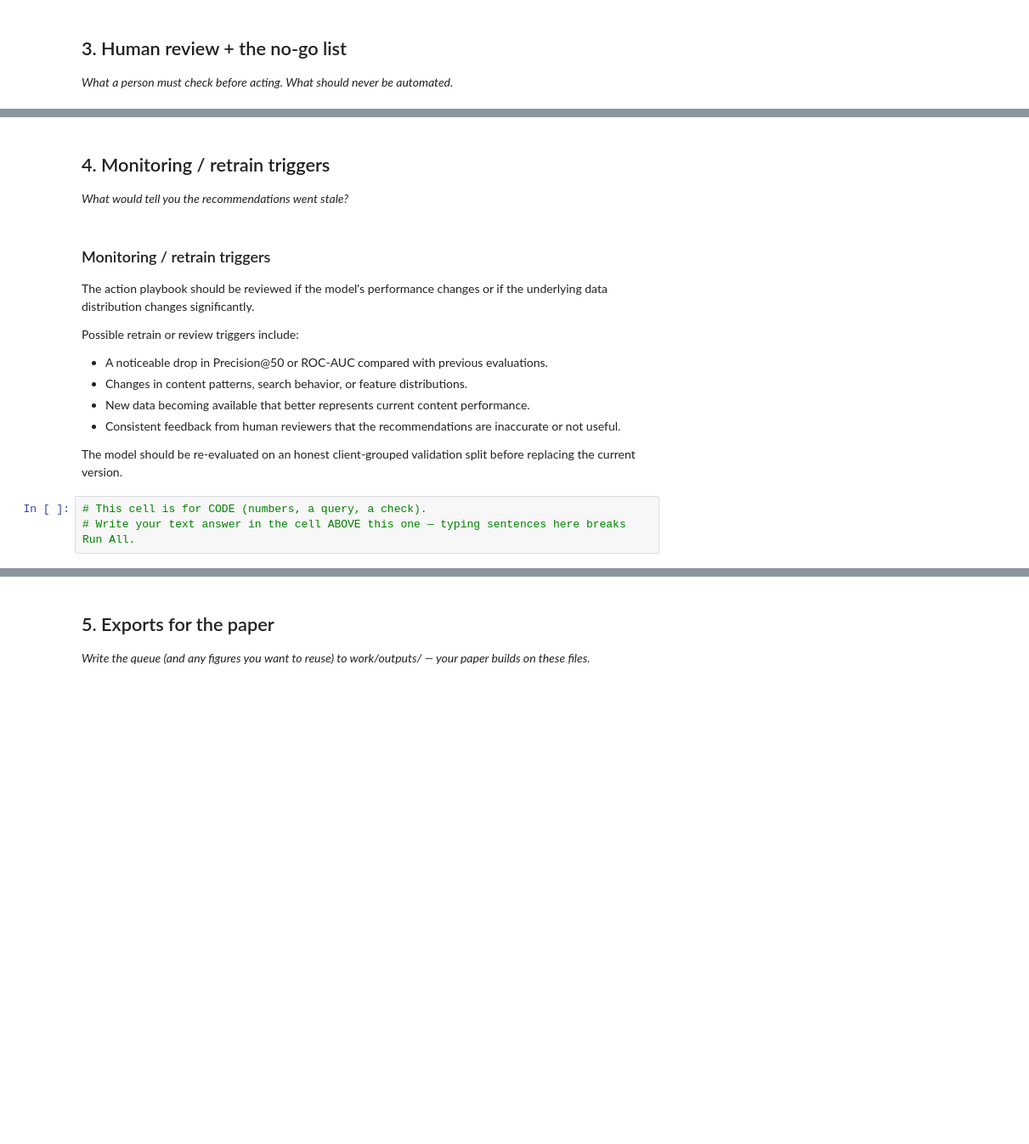
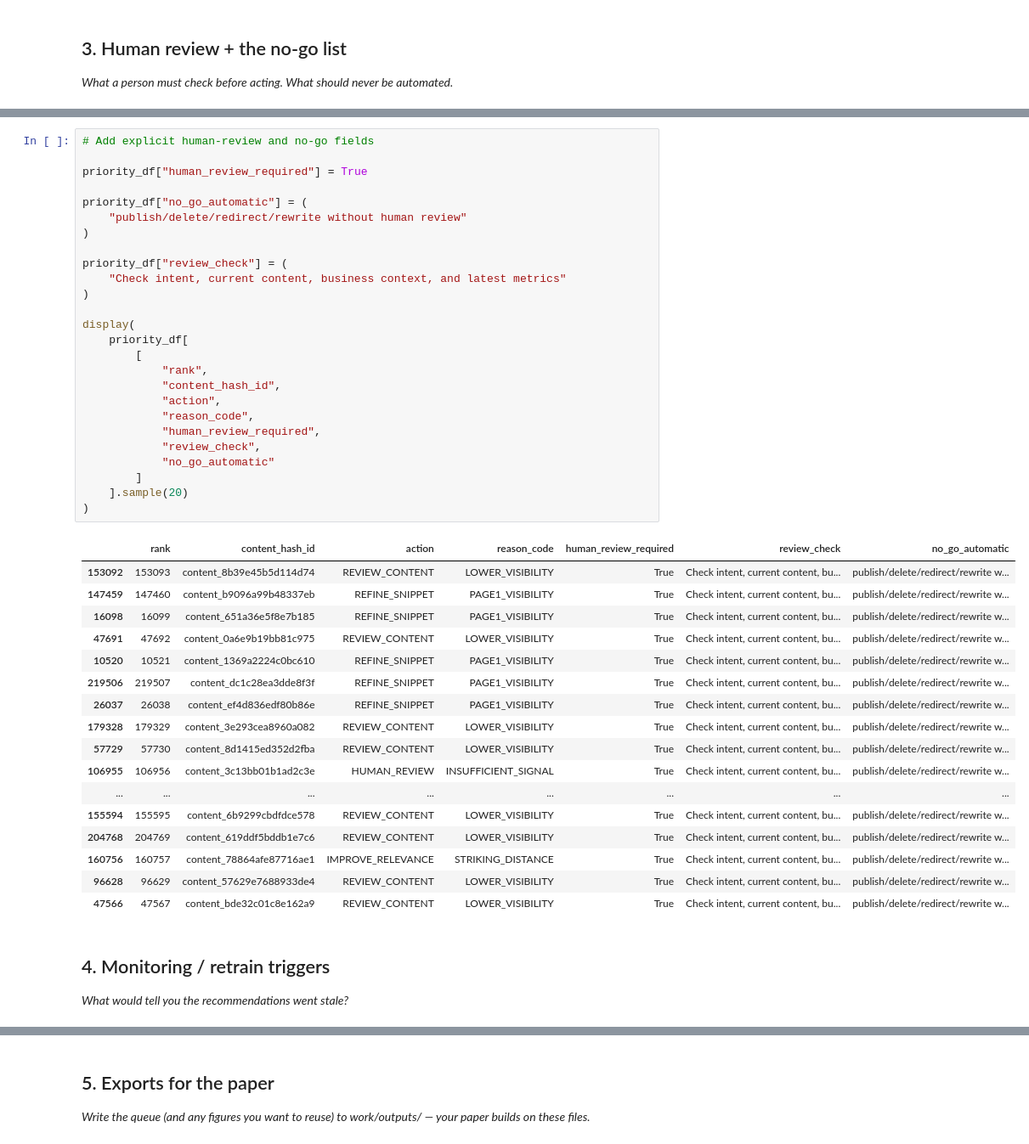
Before and after one commit to jenilrupareliya5150-bit/FlyRankAi-ml-Track, a Jupyter notebook: work/notebooks/w07_action_playbook.ipynb, the cells around one changed output, grey strips where cells are left out. Shown at 85% size. Cells and saved outputs as stored; diff of their text form; blank space fills up the shorter version.

```diff
--- a/work/notebooks/w07_action_playbook.ipynb
+++ b/work/notebooks/w07_action_playbook.ipynb
@@ -355,19 +471,48 @@ The model output is only a prioritization and decision-support signal. Final act
+# %%
+# Add explicit human-review and no-go fields
+
+priority_df["human_review_required"] = True
+
+priority_df["no_go_automatic"] = (
+    "publish/delete/redirect/rewrite without human review"
+)
+
+priority_df["review_check"] = (
+    "Check intent, current content, business context, and latest metrics"
+)
+
+display(
+    priority_df[
+        [
+            "rank",
+            "content_hash_id",
+            "action",
+            "reason_code",
+            "human_review_required",
+            "review_check",
+            "no_go_automatic"
+        ]
+    ].sample(20)
+)
+# %% [output]
+|  | rank | content_hash_id | action | reason_code | human_review_required | review_check | no_go_automatic |
+| 153092 | 153093 | content_8b39e45b5d114d74 | REVIEW_CONTENT | LOWER_VISIBILITY | True | Check intent, current content, bu... | publish/delete/redirect/rewrite w... |
+| 147459 | 147460 | content_b9096a99b48337eb | REFINE_SNIPPET | PAGE1_VISIBILITY | True | Check intent, current content, bu... | publish/delete/redirect/rewrite w... |
+| 16098 | 16099 | content_651a36e5f8e7b185 | REFINE_SNIPPET | PAGE1_VISIBILITY | True | Check intent, current content, bu... | publish/delete/redirect/rewrite w... |
+| 47691 | 47692 | content_0a6e9b19bb81c975 | REVIEW_CONTENT | LOWER_VISIBILITY | True | Check intent, current content, bu... | publish/delete/redirect/rewrite w... |
+| 10520 | 10521 | content_1369a2224c0bc610 | REFINE_SNIPPET | PAGE1_VISIBILITY | True | Check intent, current content, bu... | publish/delete/redirect/rewrite w... |
+| 219506 | 219507 | content_dc1c28ea3dde8f3f | REFINE_SNIPPET | PAGE1_VISIBILITY | True | Check intent, current content, bu... | publish/delete/redirect/rewrite w... |
+| 26037 | 26038 | content_ef4d836edf80b86e | REFINE_SNIPPET | PAGE1_VISIBILITY | True | Check intent, current content, bu... | publish/delete/redirect/rewrite w... |
+| 179328 | 179329 | content_3e293cea8960a082 | REVIEW_CONTENT | LOWER_VISIBILITY | True | Check intent, current content, bu... | publish/delete/redirect/rewrite w... |
+| 57729 | 57730 | content_8d1415ed352d2fba | REVIEW_CONTENT | LOWER_VISIBILITY | True | Check intent, current content, bu... | publish/delete/redirect/rewrite w... |
+| 106955 | 106956 | content_3c13bb01b1ad2c3e | HUMAN_REVIEW | INSUFFICIENT_SIGNAL | True | Check intent, current content, bu... | publish/delete/redirect/rewrite w... |
+| ... | ... | ... | ... | ... | ... | ... | ... |
+| 155594 | 155595 | content_6b9299cbdfdce578 | REVIEW_CONTENT | LOWER_VISIBILITY | True | Check intent, current content, bu... | publish/delete/redirect/rewrite w... |
+| 204768 | 204769 | content_619ddf5bddb1e7c6 | REVIEW_CONTENT | LOWER_VISIBILITY | True | Check intent, current content, bu... | publish/delete/redirect/rewrite w... |
+| 160756 | 160757 | content_78864afe87716ae1 | IMPROVE_RELEVANCE | STRIKING_DISTANCE | True | Check intent, current content, bu... | publish/delete/redirect/rewrite w... |
+| 96628 | 96629 | content_57629e7688933de4 | REVIEW_CONTENT | LOWER_VISIBILITY | True | Check intent, current content, bu... | publish/delete/redirect/rewrite w... |
+| 47566 | 47567 | content_bde32c01c8e162a9 | REVIEW_CONTENT | LOWER_VISIBILITY | True | Check intent, current content, bu... | publish/delete/redirect/rewrite w... |
 # %% [markdown]
 ## 4. Monitoring / retrain triggers
 
 *What would tell you the recommendations went stale?*
-# %% [markdown]
-### Monitoring / retrain triggers
-
-The action playbook should be reviewed if the model's performance changes or if the underlying data distribution changes significantly.
-
-Possible retrain or review triggers include:
-- A noticeable drop in Precision@50 or ROC-AUC compared with previous evaluations.
-- Changes in content patterns, search behavior, or feature distributions.
-- New data becoming available that better represents current content performance.
-- Consistent feedback from human reviewers that the recommendations are inaccurate or not useful.
-
-The model should be re-evaluated on an honest client-grouped validation split before replacing the current version.
-# %%
-# This cell is for CODE (numbers, a query, a check).
-# Write your text answer in the cell ABOVE this one — typing sentences here breaks Run All.
```
Also changed, not shown: parts of 38 cells of this notebook.
